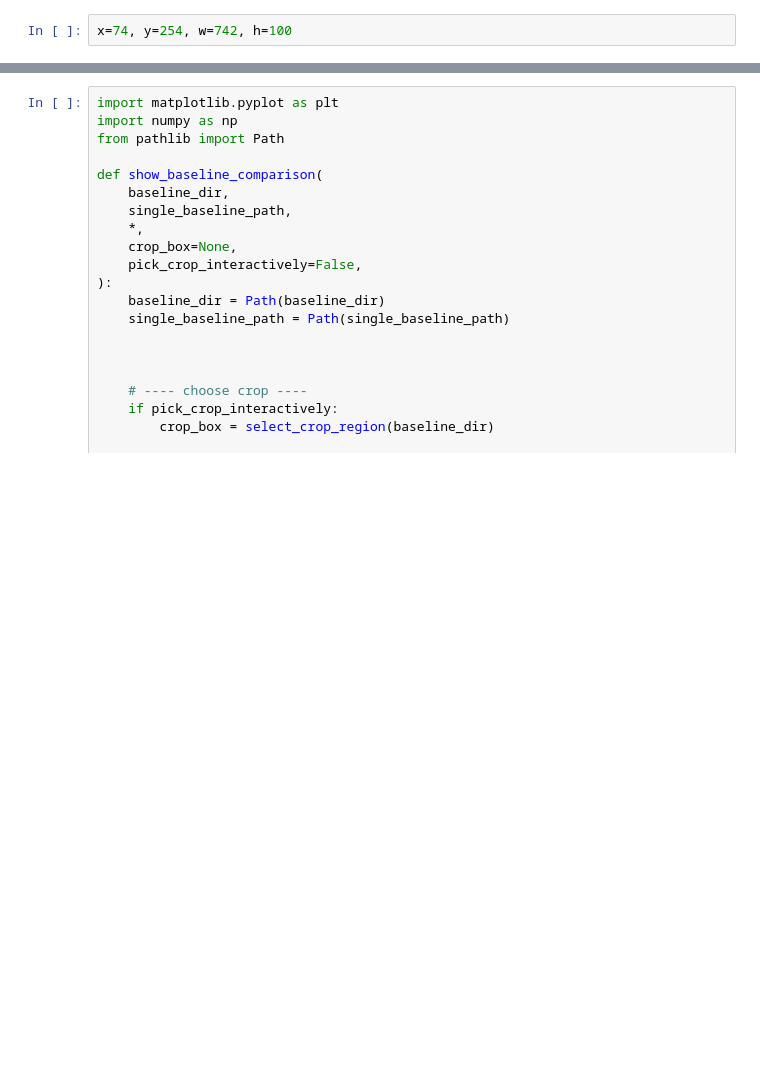
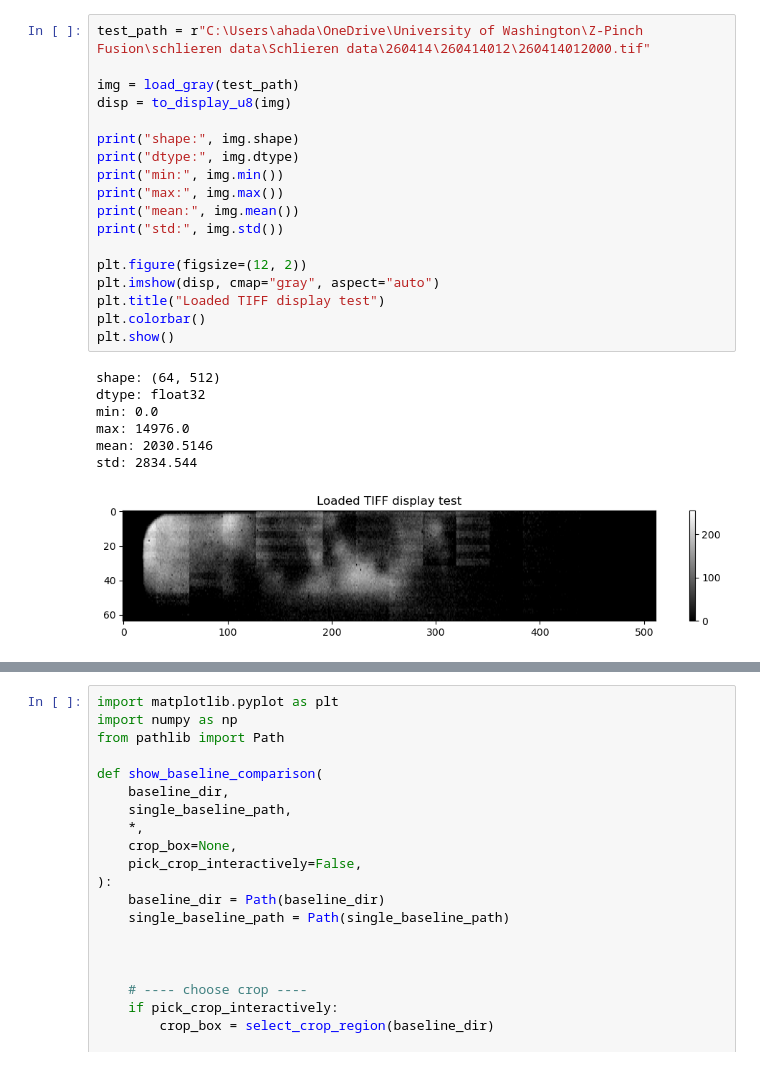
Before and after one commit to ahad-notes/zap-hd-uw, a Jupyter notebook: schlieren/schlieren_processing_pipeline.ipynb, the cells around one changed output, grey strips where cells are left out. Saved outputs shown, nothing was run; the diff lists cells and outputs as text; blank space fills up the shorter version.

```diff
--- a/schlieren/schlieren_processing_pipeline.ipynb
+++ b/schlieren/schlieren_processing_pipeline.ipynb
@@ -711,2 +758,26 @@ raw_diff, stretched_img, crop_box = process_schlieren(
 # %%
-x=74, y=254, w=742, h=100
+test_path = r"C:\Users\ahada\OneDrive\University of Washington\Z-Pinch Fusion\schlieren data\Schlieren data\260414\260414012\260414012000.tif"
+
+img = load_gray(test_path)
+disp = to_display_u8(img)
+
+print("shape:", img.shape)
+print("dtype:", img.dtype)
+print("min:", img.min())
+print("max:", img.max())
+print("mean:", img.mean())
+print("std:", img.std())
+
+plt.figure(figsize=(12, 2))
+plt.imshow(disp, cmap="gray", aspect="auto")
+plt.title("Loaded TIFF display test")
+plt.colorbar()
+plt.show()
+# %% [output]
+shape: (64, 512)
+dtype: float32
+min: 0.0
+max: 14976.0
+mean: 2030.5146
+std: 2834.544
+[figure, added]
```
Also changed, not shown: parts of 6 cells of this notebook, 1 other file.
